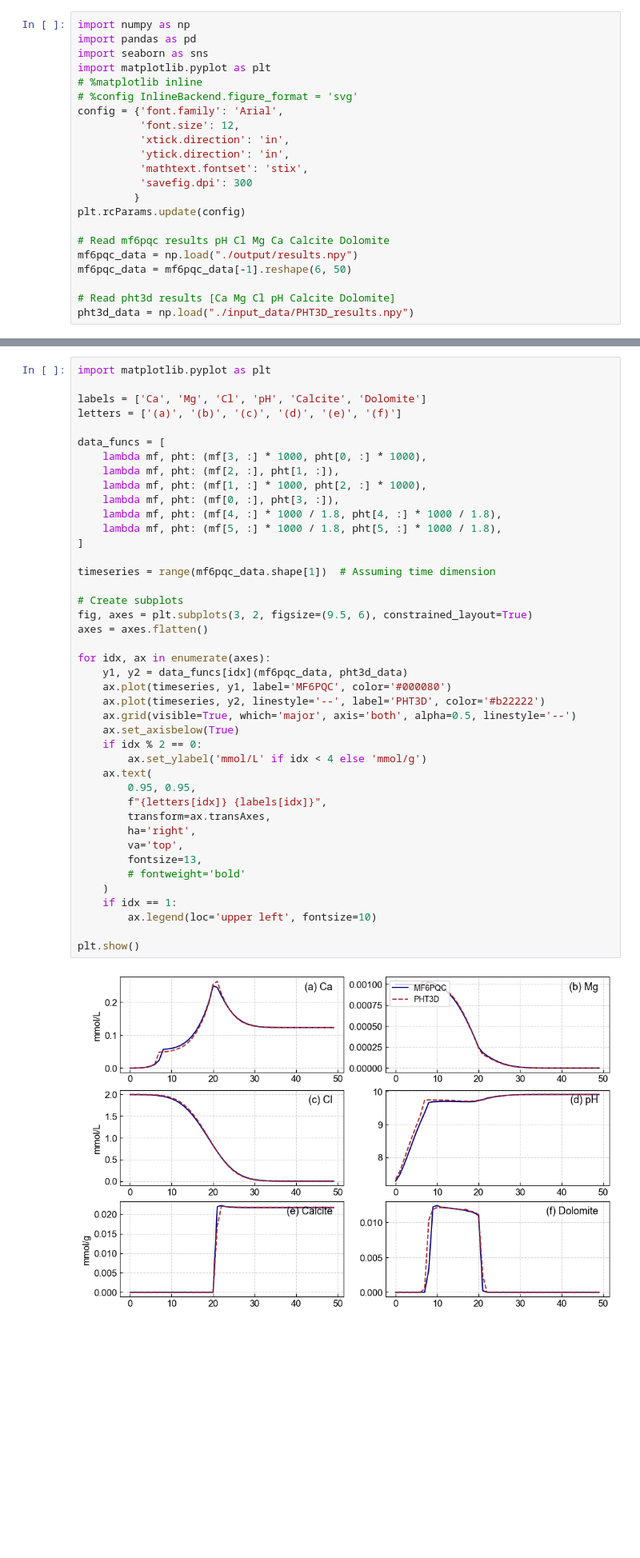
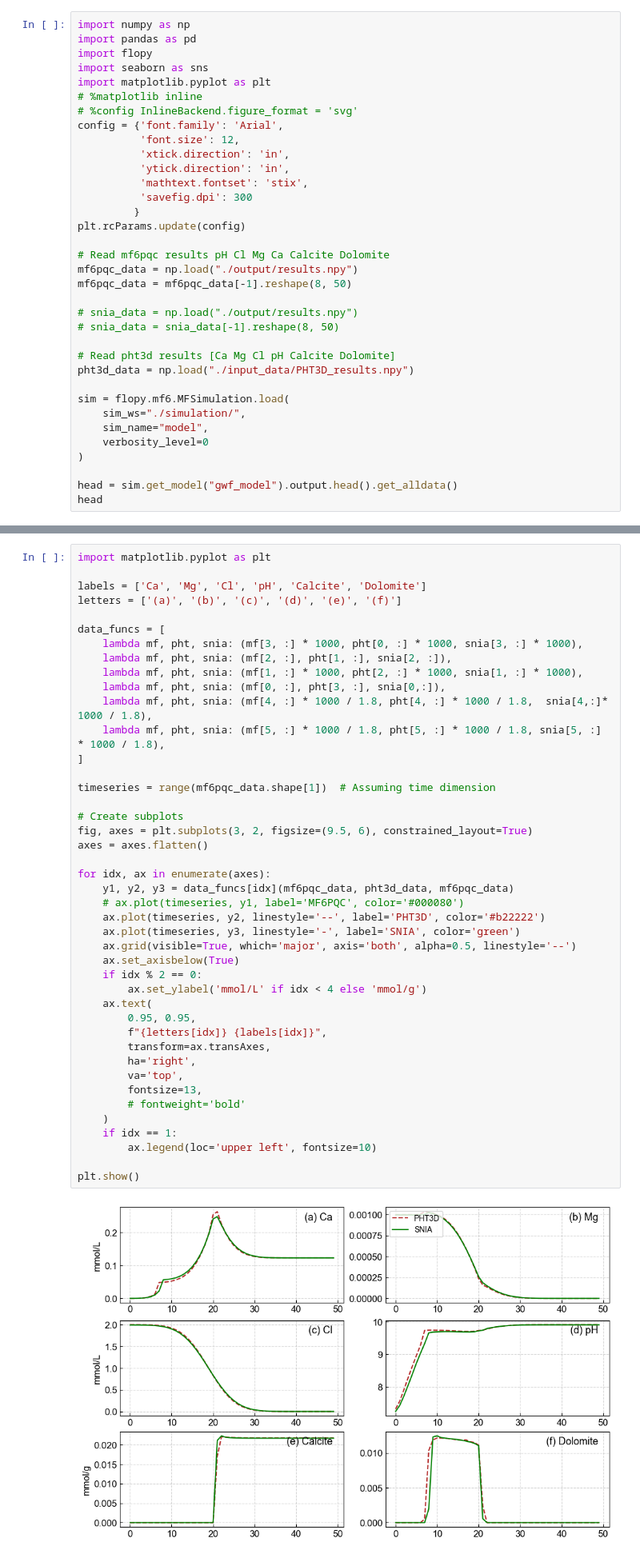
Before and after one commit to wangzitao21/mf6pqc, a Jupyter notebook: examples/PHT3D_E02/plot.ipynb, the cells around one changed output, grey strips where cells are left out. Shown at 80% size. Drawn from its saved outputs; the diff is of its cells as text; blank space fills up the shorter version.

```diff
--- a/examples/PHT3D_E02/plot.ipynb
+++ b/examples/PHT3D_E02/plot.ipynb
@@ -1,6 +1,7 @@
 # %%
 import numpy as np
 import pandas as pd
+import flopy
 import seaborn as sns
 import matplotlib.pyplot as plt
 # %matplotlib inline
@@ -16,7 +17,19 @@ plt.rcParams.update(config)
 
 # Read mf6pqc results pH Cl Mg Ca Calcite Dolomite
 mf6pqc_data = np.load("./output/results.npy")
-mf6pqc_data = mf6pqc_data[-1].reshape(6, 50)
+mf6pqc_data = mf6pqc_data[-1].reshape(8, 50)
+
+# snia_data = np.load("./output/results.npy")
+# snia_data = snia_data[-1].reshape(8, 50)
 
 # Read pht3d results [Ca Mg Cl pH Calcite Dolomite]
 pht3d_data = np.load("./input_data/PHT3D_results.npy")
+
+sim = flopy.mf6.MFSimulation.load(
+    sim_ws="./simulation/",
+    sim_name="model",
+    verbosity_level=0
+)
+
+head = sim.get_model("gwf_model").output.head().get_alldata()
+head
@@ -27,40 +51,41 @@ labels = ['Ca', 'Mg', 'Cl', 'pH', 'Calcite', 'Dolomite']
 letters = ['(a)', '(b)', '(c)', '(d)', '(e)', '(f)']
 
 data_funcs = [
-    lambda mf, pht: (mf[3, :] * 1000, pht[0, :] * 1000),
-    lambda mf, pht: (mf[2, :], pht[1, :]),
-    lambda mf, pht: (mf[1, :] * 1000, pht[2, :] * 1000),
-    lambda mf, pht: (mf[0, :], pht[3, :]),
-    lambda mf, pht: (mf[4, :] * 1000 / 1.8, pht[4, :] * 1000 / 1.8),
-    lambda mf, pht: (mf[5, :] * 1000 / 1.8, pht[5, :] * 1000 / 1.8),
+    lambda mf, pht, snia: (mf[3, :] * 1000, pht[0, :] * 1000, snia[3, :] * 1000),
+    lambda mf, pht, snia: (mf[2, :], pht[1, :], snia[2, :]),
+    lambda mf, pht, snia: (mf[1, :] * 1000, pht[2, :] * 1000, snia[1, :] * 1000),
+    lambda mf, pht, snia: (mf[0, :], pht[3, :], snia[0,:]),
+    lambda mf, pht, snia: (mf[4, :] * 1000 / 1.8, pht[4, :] * 1000 / 1.8,  snia[4,:]* 1000 / 1.8),
+    lambda mf, pht, snia: (mf[5, :] * 1000 / 1.8, pht[5, :] * 1000 / 1.8, snia[5, :] * 1000 / 1.8),
 ]
 
 timeseries = range(mf6pqc_data.shape[1])  # Assuming time dimension
 
 # Create subplots
 fig, axes = plt.subplots(3, 2, figsize=(9.5, 6), constrained_layout=True)
 axes = axes.flatten()
 
 for idx, ax in enumerate(axes):
-    y1, y2 = data_funcs[idx](mf6pqc_data, pht3d_data)
-    ax.plot(timeseries, y1, label='MF6PQC', color='#000080')
+    y1, y2, y3 = data_funcs[idx](mf6pqc_data, pht3d_data, mf6pqc_data)
+    # ax.plot(timeseries, y1, label='MF6PQC', color='#000080')
     ax.plot(timeseries, y2, linestyle='--', label='PHT3D', color='#b22222')
+    ax.plot(timeseries, y3, linestyle='-', label='SNIA', color='green')
     ax.grid(visible=True, which='major', axis='both', alpha=0.5, linestyle='--')
     ax.set_axisbelow(True)
     if idx % 2 == 0:
         ax.set_ylabel('mmol/L' if idx < 4 else 'mmol/g')
     ax.text(
         0.95, 0.95,
         f"{letters[idx]} {labels[idx]}",
         transform=ax.transAxes,
         ha='right',
         va='top',
         fontsize=13,
         # fontweight='bold'
     )
     if idx == 1:
         ax.legend(loc='upper left', fontsize=10)
 
 plt.show()
 # %% [output]
-[figure, old version]
+[figure, new version]
```
Also changed, not shown: parts of 6 cells of this notebook, 51 other files.
